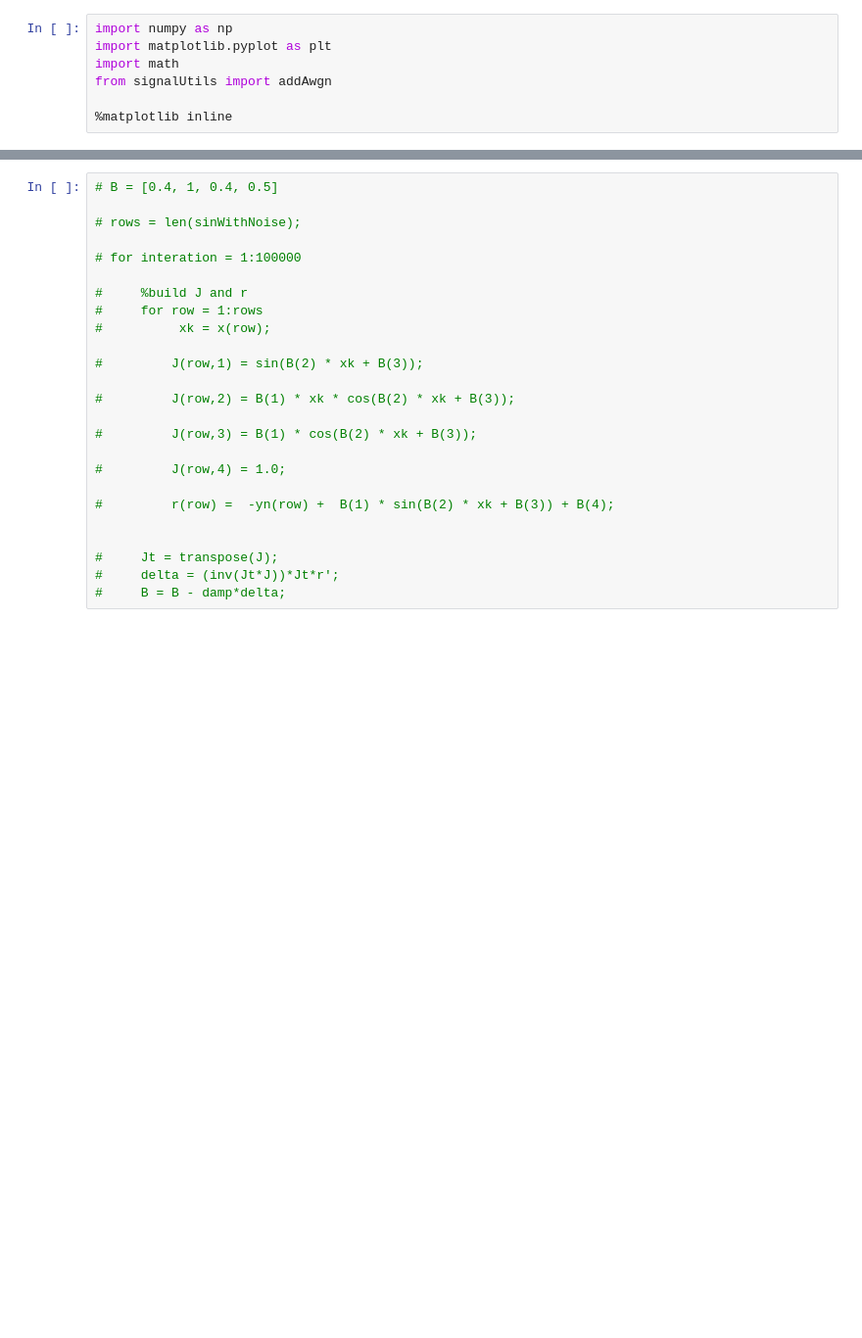
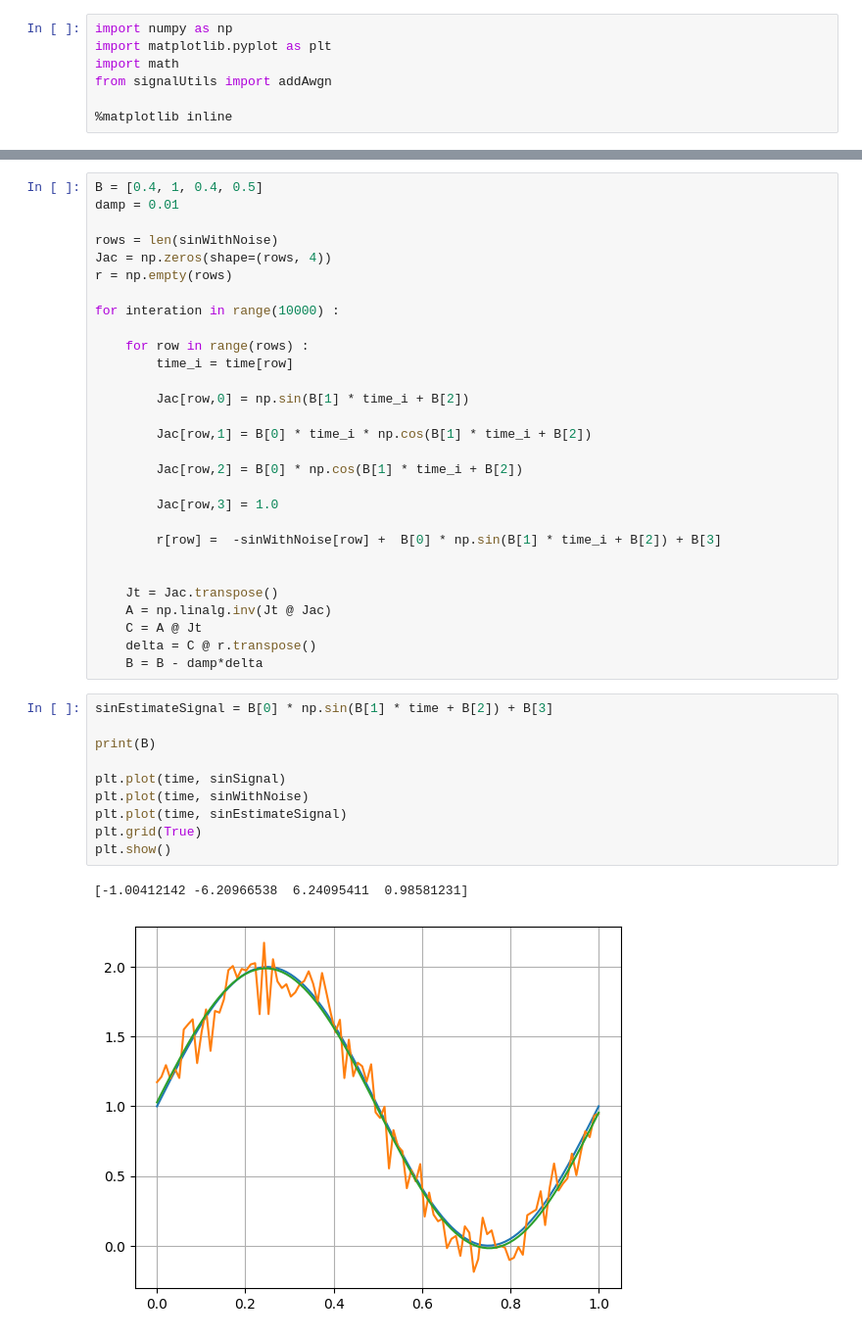
Before and after one commit to Rernamp/MathPy, a Jupyter notebook: SinEstimate.ipynb, the cells around one changed output, grey strips where cells are left out. Shown: that part at 98% size. Cells and saved outputs as stored; diff of their text form; blank space fills up the shorter version.

Commit message:
sin is estimated cool

```diff
--- a/SinEstimate.ipynb
+++ b/SinEstimate.ipynb
@@ -45,25 +45,42 @@ Text(0.5, 1.0, 'Sin with Noise')
 # %%
-# B = [0.4, 1, 0.4, 0.5]
+B = [0.4, 1, 0.4, 0.5]
+damp = 0.01
 
-# rows = len(sinWithNoise);
+rows = len(sinWithNoise)
+Jac = np.zeros(shape=(rows, 4))
+r = np.empty(rows)
 
-# for interation = 1:100000
+for interation in range(10000) :
 
-#     %build J and r
-#     for row = 1:rows
-#          xk = x(row);
+    for row in range(rows) :
+        time_i = time[row]
 
-#         J(row,1) = sin(B(2) * xk + B(3));
+        Jac[row,0] = np.sin(B[1] * time_i + B[2])
 
-#         J(row,2) = B(1) * xk * cos(B(2) * xk + B(3));
+        Jac[row,1] = B[0] * time_i * np.cos(B[1] * time_i + B[2])
 
-#         J(row,3) = B(1) * cos(B(2) * xk + B(3));
+        Jac[row,2] = B[0] * np.cos(B[1] * time_i + B[2])
 
-#         J(row,4) = 1.0;
+        Jac[row,3] = 1.0
 
-#         r(row) =  -yn(row) +  B(1) * sin(B(2) * xk + B(3)) + B(4);
+        r[row] =  -sinWithNoise[row] +  B[0] * np.sin(B[1] * time_i + B[2]) + B[3]
 
 
-#     Jt = transpose(J);
-#     delta = (inv(Jt*J))*Jt*r';
-#     B = B - damp*delta;
+    Jt = Jac.transpose()
+    A = np.linalg.inv(Jt @ Jac)
+    C = A @ Jt
+    delta = C @ r.transpose()
+    B = B - damp*delta
+# %%
+sinEstimateSignal = B[0] * np.sin(B[1] * time + B[2]) + B[3]
+
+print(B)
+
+plt.plot(time, sinSignal)
+plt.plot(time, sinWithNoise)
+plt.plot(time, sinEstimateSignal)
+plt.grid(True)
+plt.show()
+# %% [output]
+[-1.00412142 -6.20966538  6.24095411  0.98581231]
+[figure, added]
```
Also changed, not shown: parts of 2 cells of this notebook.
